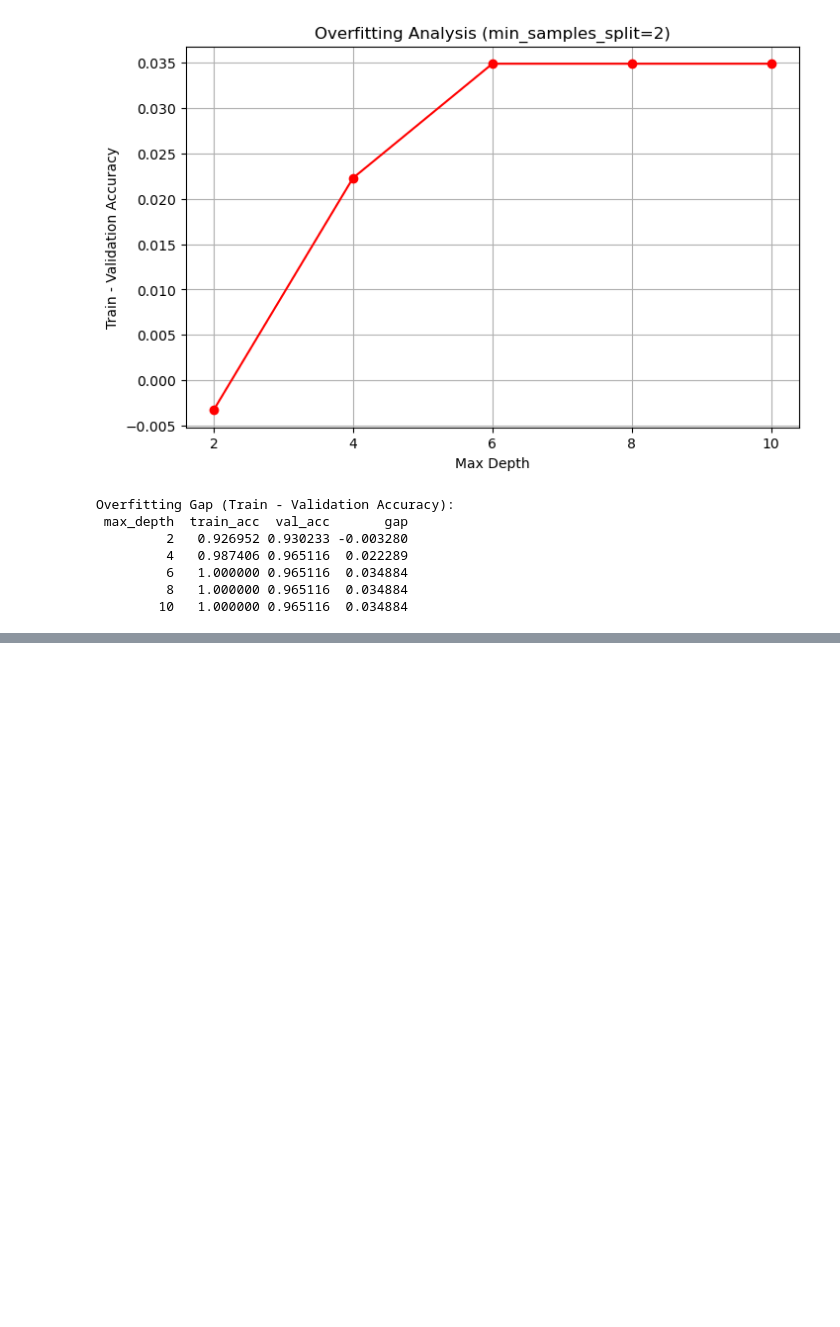
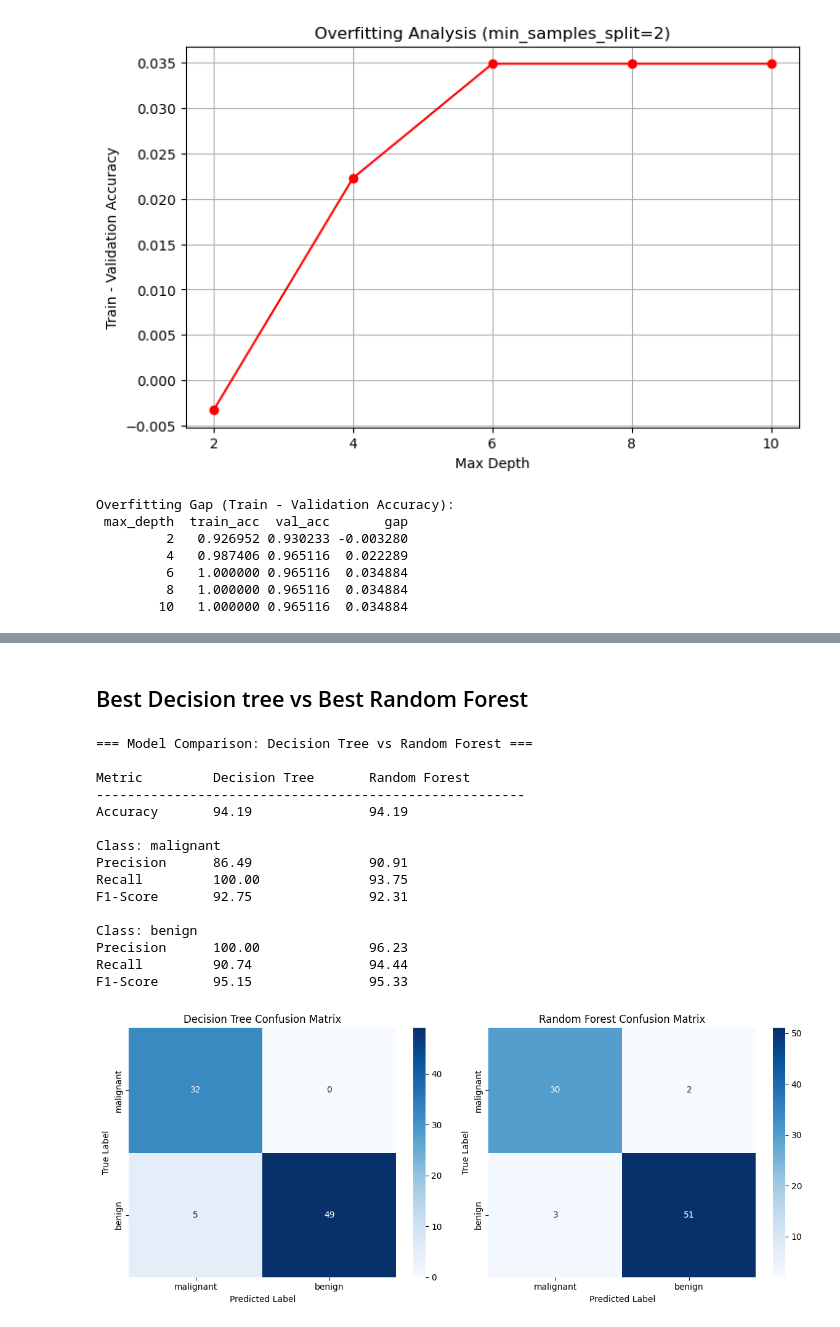
Before and after one commit to habibaelghazouly/ML-projects, a Jupyter notebook: decision-trees/main.ipynb, the cells around one changed output, grey strips where cells are left out. Cells and saved outputs as stored; diff of their text form; code cells hidden in the pictures; blank space fills up the shorter version.

```diff
--- a/decision-trees/main.ipynb
+++ b/decision-trees/main.ipynb
@@ -267,0 +336,56 @@ Summary Table:
+# %% [markdown]
+## Best Decision tree vs Best Random Forest
+# %%
+# best_tree => metrics
+# best_rf => fr_metrics
+
+print("=== Model Comparison: Decision Tree vs Random Forest ===\n")
+print(f"{'Metric':<15}{'Decision Tree':<20}{'Random Forest':<20}")
+print("-"*55)
+
+# Overall accuracy
+print(f"{'Accuracy':<15}{metrics['accuracy']*100:<20.2f}{fr_metrics['accuracy']*100:<20.2f}")
+
+# Per-class metrics
+for cls in target_classes:
+    print(f"\nClass: {cls}")
+    print(f"{'Precision':<15}{metrics['precision'][cls]*100:<20.2f}{fr_metrics['precision'][cls]*100:<20.2f}")
+    print(f"{'Recall':<15}{metrics['recall'][cls]*100:<20.2f}{fr_metrics['recall'][cls]*100:<20.2f}")
+    print(f"{'F1-Score':<15}{metrics['f1'][cls]*100:<20.2f}{fr_metrics['f1'][cls]*100:<20.2f}")
+
+
+plt.figure(figsize=(12,5))
+
+# Decision Tree Confusion Matrix
+plt.subplot(1, 2, 1)
+sns.heatmap(metrics['confusion_matrix'], annot=True, fmt='d', cmap='Blues')
+plt.title("Decision Tree Confusion Matrix")
+plt.ylabel("True Label")
+plt.xlabel("Predicted Label")
+
+# Random Forest Confusion Matrix
+plt.subplot(1, 2, 2)
+sns.heatmap(fr_metrics['confusion_matrix'], annot=True, fmt='d', cmap='Blues')
+plt.title("Random Forest Confusion Matrix")
+plt.ylabel("True Label")
+plt.xlabel("Predicted Label")
+
+plt.tight_layout()
+plt.show()
+# %% [output]
+=== Model Comparison: Decision Tree vs Random Forest ===
+
+Metric         Decision Tree       Random Forest
+-------------------------------------------------------
+Accuracy       94.19               94.19
+
+Class: malignant
+Precision      86.49               90.91
+Recall         100.00              93.75
+F1-Score       92.75               92.31
+
+Class: benign
+Precision      100.00              96.23
+Recall         90.74               94.44
+F1-Score       95.15               95.33
+[figure, added]
```
Also changed, not shown: parts of 9 cells of this notebook, 3 other files.
